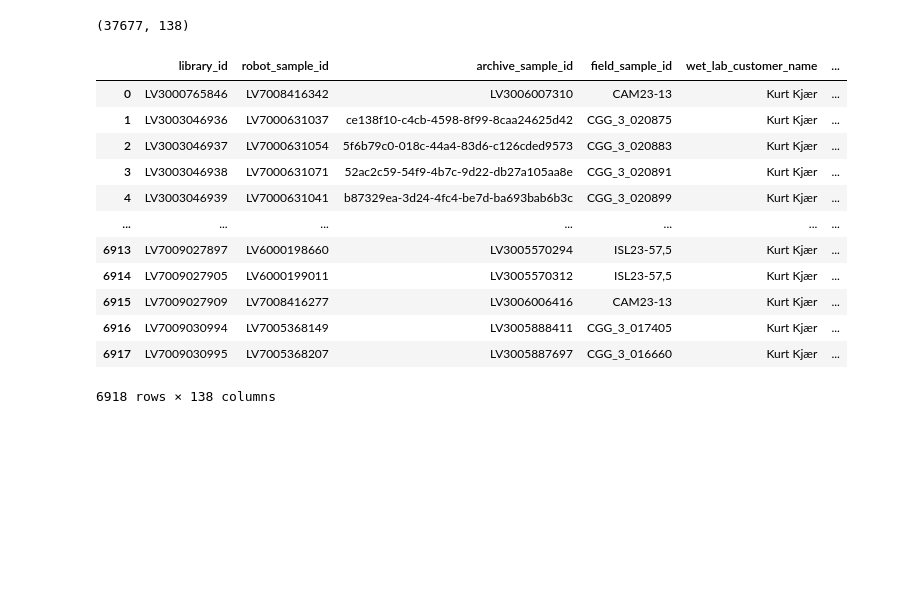
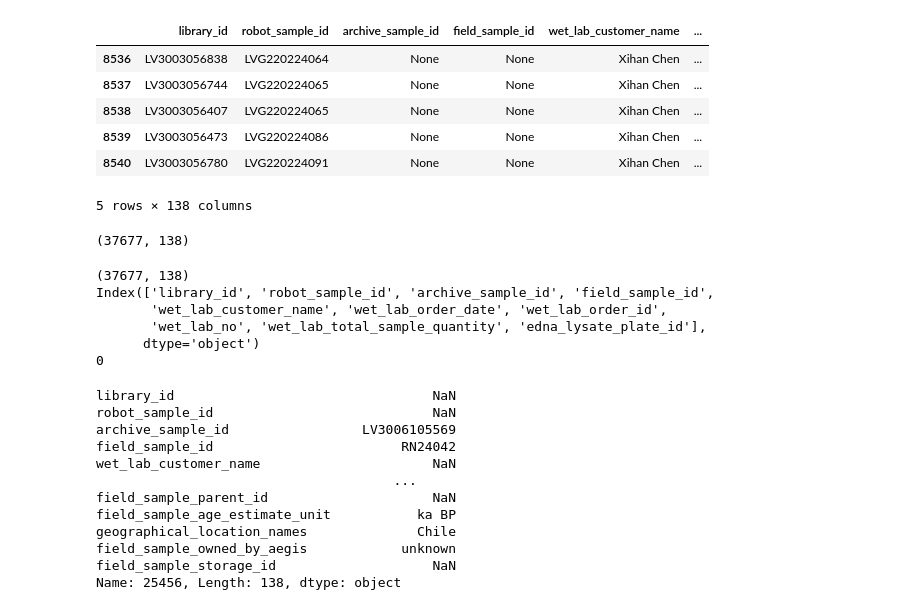
Before and after one commit to magnujo/gg-metadatabase-ui, a Jupyter notebook: playground.ipynb, the cells around one changed output. Drawn from its saved outputs; the diff is of its cells as text; code cells hidden in the pictures; blank space fills up the shorter version.

```diff
--- a/playground.ipynb
+++ b/playground.ipynb
@@ -7 +18,13 @@ res = pd.read_csv(r"C:\Users\glj523\Downloads\data(2)\sample_meta_data_20260219.
+# %%
+df = pd.read_sql("SELECT * from mini_mega_outer", con=db_connections.ENGINE_READ_ONLY)
+# %%
+df.iloc[8539-3:8539+2]
+# %% [output]
+|  | library_id | robot_sample_id | archive_sample_id | field_sample_id | wet_lab_customer_name | ... |
+| 8536 | LV3003056838 | LVG220224064 | None | None | Xihan Chen | ... |
+| 8537 | LV3003056744 | LVG220224065 | None | None | Xihan Chen | ... |
+| 8538 | LV3003056407 | LVG220224065 | None | None | Xihan Chen | ... |
+| 8539 | LV3003056473 | LVG220224086 | None | None | Xihan Chen | ... |
+| 8540 | LV3003056780 | LVG220224091 | None | None | Xihan Chen | ... |
+5 rows × 138 columns
 # %%
@@ -9,18 +32,28 @@ res.shape
 # %% [output]
 (37677, 138)
+# %%
+print(df.shape)              # rows, columns
+print(df.columns[:10])       # see if header makes sense
+print(df.isna().all(axis=1).sum())  # completely empty rows
+# %% [output]
+(37677, 138)
+Index(['library_id', 'robot_sample_id', 'archive_sample_id', 'field_sample_id',
+       'wet_lab_customer_name', 'wet_lab_order_date', 'wet_lab_order_id',
+       'wet_lab_no', 'wet_lab_total_sample_quantity', 'edna_lysate_plate_id'],
+      dtype='object')
+0
 # %%
-res
+res.iloc[25456, :]
 # %% [output]
-|  | library_id | robot_sample_id | archive_sample_id | field_sample_id | wet_lab_customer_name | ... |
-| 0 | LV3000765846 | LV7008416342 | LV3006007310 | CAM23-13 | Kurt Kjær | ... |
-| 1 | LV3003046936 | LV7000631037 | ce138f10-c4cb-4598-8f99-8caa24625d42 | CGG_3_020875 | Kurt Kjær | ... |
-| 2 | LV3003046937 | LV7000631054 | 5f6b79c0-018c-44a4-83d6-c126cded9573 | CGG_3_020883 | Kurt Kjær | ... |
-| 3 | LV3003046938 | LV7000631071 | 52ac2c59-54f9-4b7c-9d22-db27a105aa8e | CGG_3_020891 | Kurt Kjær | ... |
-| 4 | LV3003046939 | LV7000631041 | b87329ea-3d24-4fc4-be7d-ba693bab6b3c | CGG_3_020899 | Kurt Kjær | ... |
-| ... | ... | ... | ... | ... | ... | ... |
-| 6913 | LV7009027897 | LV6000198660 | LV3005570294 | ISL23-57,5 | Kurt Kjær | ... |
-| 6914 | LV7009027905 | LV6000199011 | LV3005570312 | ISL23-57,5 | Kurt Kjær | ... |
-| 6915 | LV7009027909 | LV7008416277 | LV3006006416 | CAM23-13 | Kurt Kjær | ... |
-| 6916 | LV7009030994 | LV7005368149 | LV3005888411 | CGG_3_017405 | Kurt Kjær | ... |
-| 6917 | LV7009030995 | LV7005368207 | LV3005887697 | CGG_3_016660 | Kurt Kjær | ... |
-6918 rows × 138 columns
+library_id                                 NaN
+robot_sample_id                            NaN
+archive_sample_id                 LV3006105569
+field_sample_id                        RN24042
+wet_lab_customer_name                      NaN
+                                      ...
+field_sample_parent_id                     NaN
+field_sample_age_estimate_unit           ka BP
+geographical_location_names              Chile
+field_sample_owned_by_aegis            unknown
+field_sample_storage_id                    NaN
+Name: 25456, Length: 138, dtype: object
```
Also changed, not shown: parts of 5 cells of this notebook, 2 other files.
